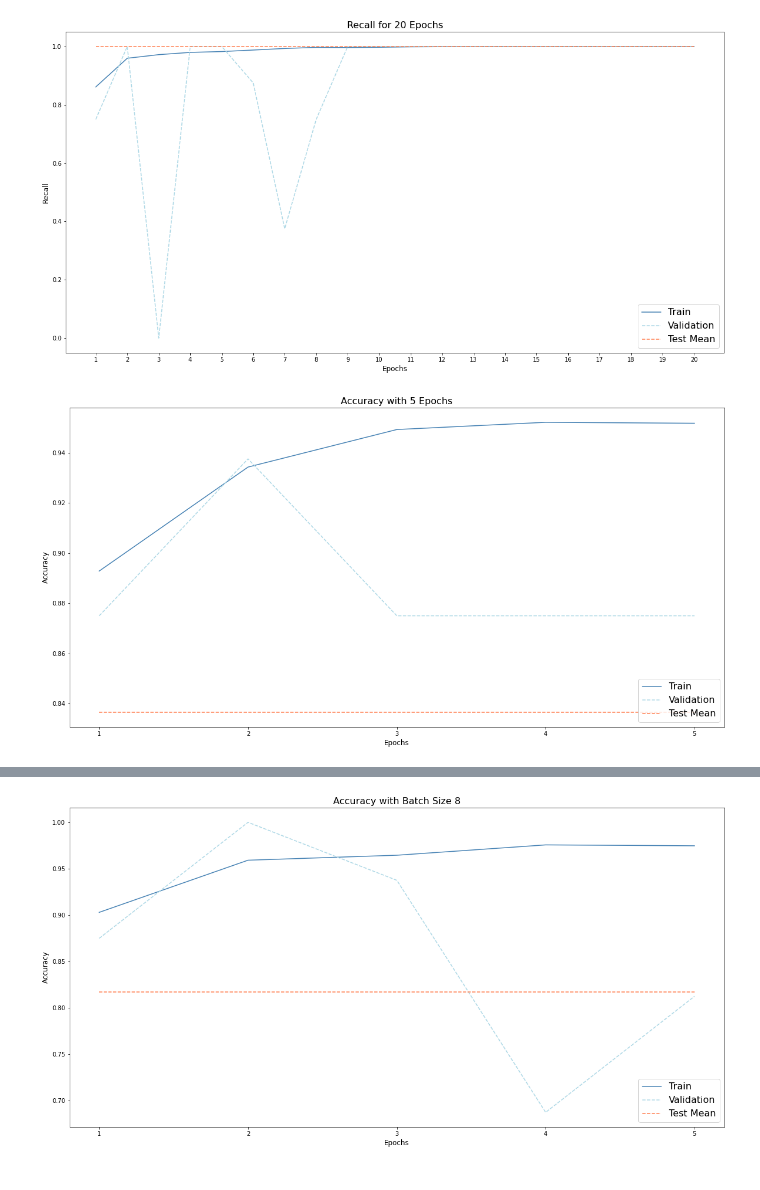
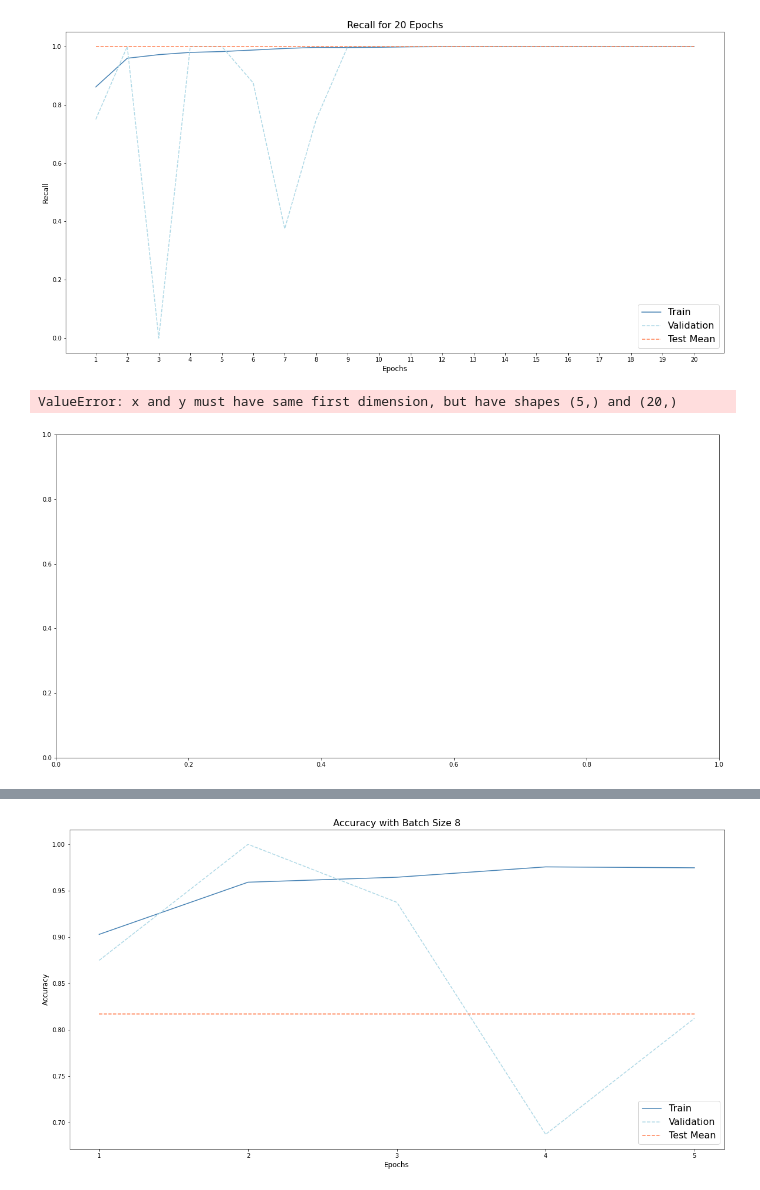
Before and after one commit to JPMartinezClaeys/30254-pneumoniacs, a Jupyter notebook: predict-pneumonia/neural_network.ipynb, the cells around one changed output, grey strips where cells are left out. Cells and saved outputs as stored; diff of their text form; code cells hidden in the pictures.

```diff
--- a/predict-pneumonia/neural_network.ipynb
+++ b/predict-pneumonia/neural_network.ipynb
@@ -97,8 +98,14 @@ test_dataloader = DataLoader(test_data, batch_size=batch_s, shuffle=True)
 # 3: Define a Loss function and optimizer
 criterion = nn.CrossEntropyLoss()
 optimizer = optim.SGD(model.parameters(), lr=0.001, momentum=0.9)
+scheduler_lr = StepLR(optimizer,
+                   step_size = 4, # Period of learning rate decay
+                   gamma = 0.5)
 
-EPOCHS = 5
+scheduler_eilr = ExponentialLR(optimizer,
+                          gamma = 0.5) # Multiplicative factor of learning rate decay.
+
+EPOCHS = 20
 # %%
 # 4: Train and validate the network
 train_losses = []
@@ -193,14 +226,12 @@ test_accuracies = []
 test_recalls = []
 with torch.no_grad():
     model.eval()
-    test_running_loss = 0.0
     y_true_test = np.array([])
     y_predict_test = np.array([])
     for i, data in enumerate(test_dataloader):
         # get the inputs; data is a list of [inputs, labels]
         inputs, labels = data
         outputs = model(inputs)  # forward pass
-        # print("OUTPUTS: ", outputs)
         label_dict = {"PNEUMONIA": 0, "NORMAL": 1}
         labels_tensor = torch.tensor([label_dict[label] for label in labels])
         y_true_test = np.concatenate((y_true_test, labels_tensor.numpy()))
@@ -264,21 +293,22 @@ plt.show()
 # %%
 epochs = [i for i in range(1,5+1)]
 train_accuracies_5 = copy.deepcopy(train_accuracies)
 val_accuracies_5 = copy.deepcopy(val_accuracies)
 test_accuracies_5 = copy.deepcopy(test_accuracies) * 5
 
 fig, ax = plt.subplots(nrows=1, ncols=1, figsize=(20,10))
 ax.plot(epochs, train_accuracies_5, color="steelblue", label= 'Train')
 ax.plot(epochs, val_accuracies_5, color="lightblue", ls='dashed', label='Validation')
 ax.plot(epochs, test_accuracies_5, color= "coral", ls='dashed', label='Test Mean')
 ax.set_xticks(epochs)
 ax.legend(loc="lower right", fontsize=16)
 ax.set_xlabel("Epochs", fontsize=12)
 ax.set_ylabel("Accuracy", fontsize=12)
-ax.set_title("Accuracy with 5 Epochs", fontsize=16)
+ax.set_title("Accuracy with {} Epochs".format(EPOCHS), fontsize=16)
 plt.show()
 # %% [output]
+ValueError: x and y must have same first dimension, but have shapes (5,) and (20,)
-[figure, old version]
+[figure, new version]
 # %%
 epochs = [i for i in range(1,5+1)]
 train_recalls_5 = copy.deepcopy(train_recalls)
```
Also changed, not shown: parts of 8 cells of this notebook.
